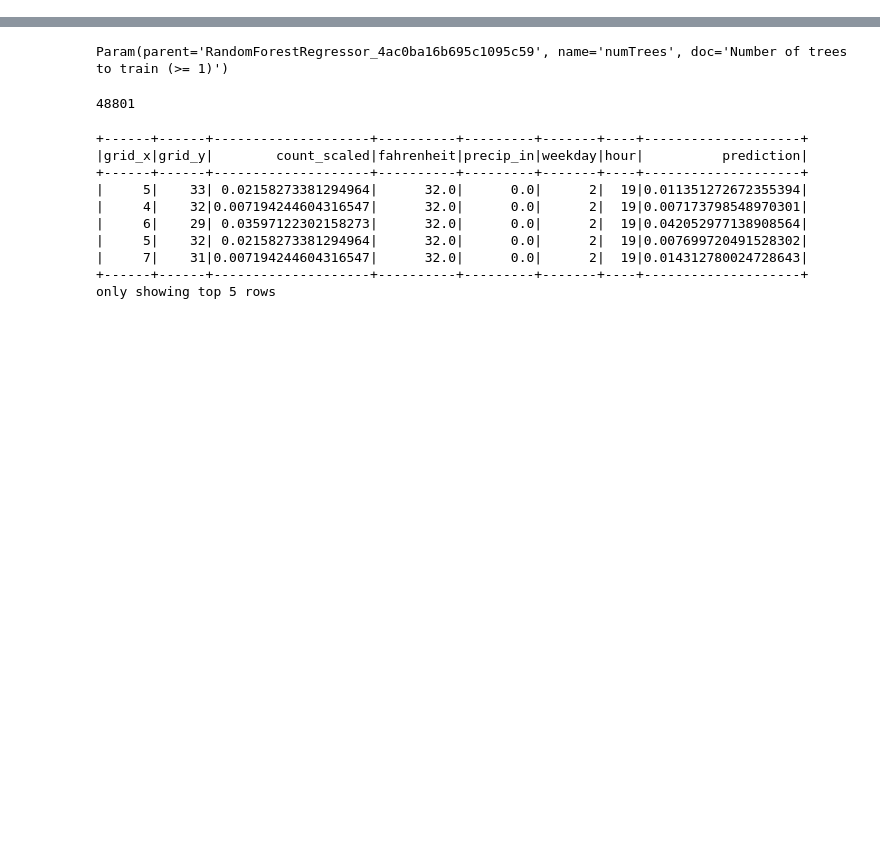
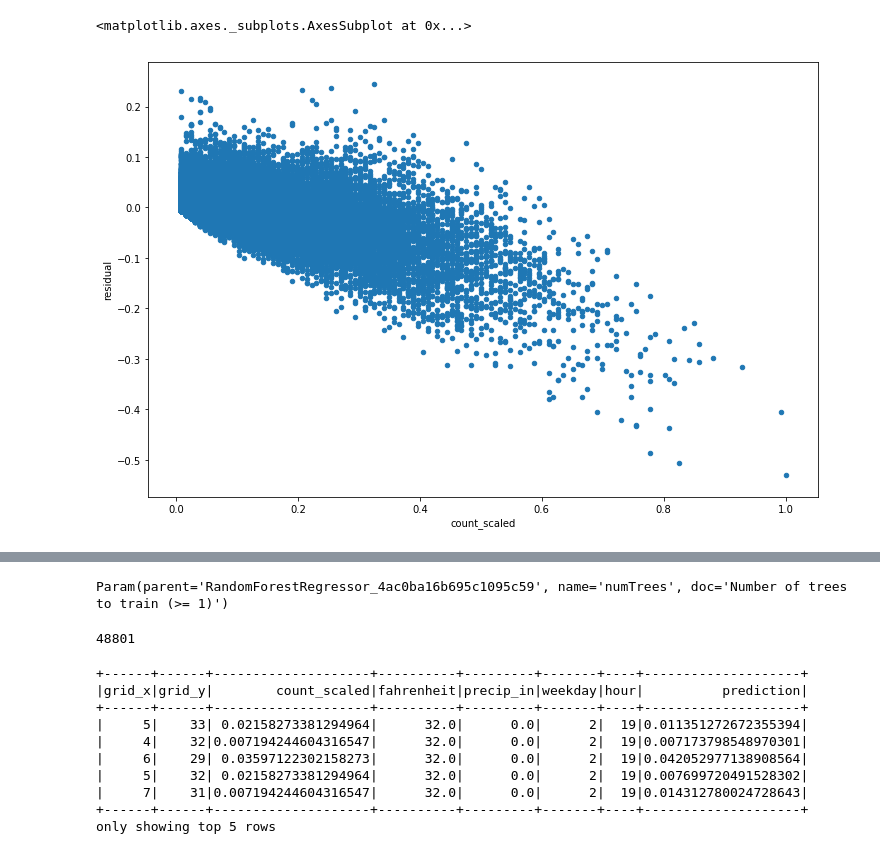
Before and after one commit to atkm/taxi-demand-prediction, a Jupyter notebook: Trained Random Forest.ipynb, the cells around one changed output, grey strips where cells are left out. Saved outputs shown, nothing was run; the diff lists cells and outputs as text; code cells hidden in the pictures; blank space fills up the shorter version.

Commit message:
got results from random forest

```diff
--- a/Trained Random Forest.ipynb
+++ b/Trained Random Forest.ipynb
@@ -49,0 +64,2 @@ def load_rides(ridesPath):
+# %%
+model = PipelineModel.load('training_results/rfmodel_1536387410/rfmodel_1536387410.model/')
@@ -49,0 +68,11 @@ def load_rides(ridesPath):
+# %%
+rides = sparkutils.count_rides(
+    load_rides(get_ride_data(2015,2,'small'))
+)
+metar = sparkutils.clean_metar(
+    load_metar(get_metar_data(2015,2))
+)
+joined = sparkutils.join_rides_metar(rides,metar)
+# %%
+%%time
+pred = model.transform(joined)
@@ -49,0 +82,4 @@ def load_rides(ridesPath):
+# %%
+df = pred.select('grid_x','grid_y','count_scaled','fahrenheit','precip_in','weekday','hour','prediction').toPandas()
+df['residual'] = df['prediction'] - df['count_scaled']
+df.head()
@@ -49,0 +93,6 @@ def load_rides(ridesPath):
+# %%
+fig, ax = plt.subplots(figsize=(12,8))
+df.plot.scatter('count_scaled', 'residual', ax=ax)
+# %% [output]
+<matplotlib.axes._subplots.AxesSubplot at 0x...>
+[figure, added]
```
Also changed, not shown: parts of 10 cells of this notebook, 3 other files.
